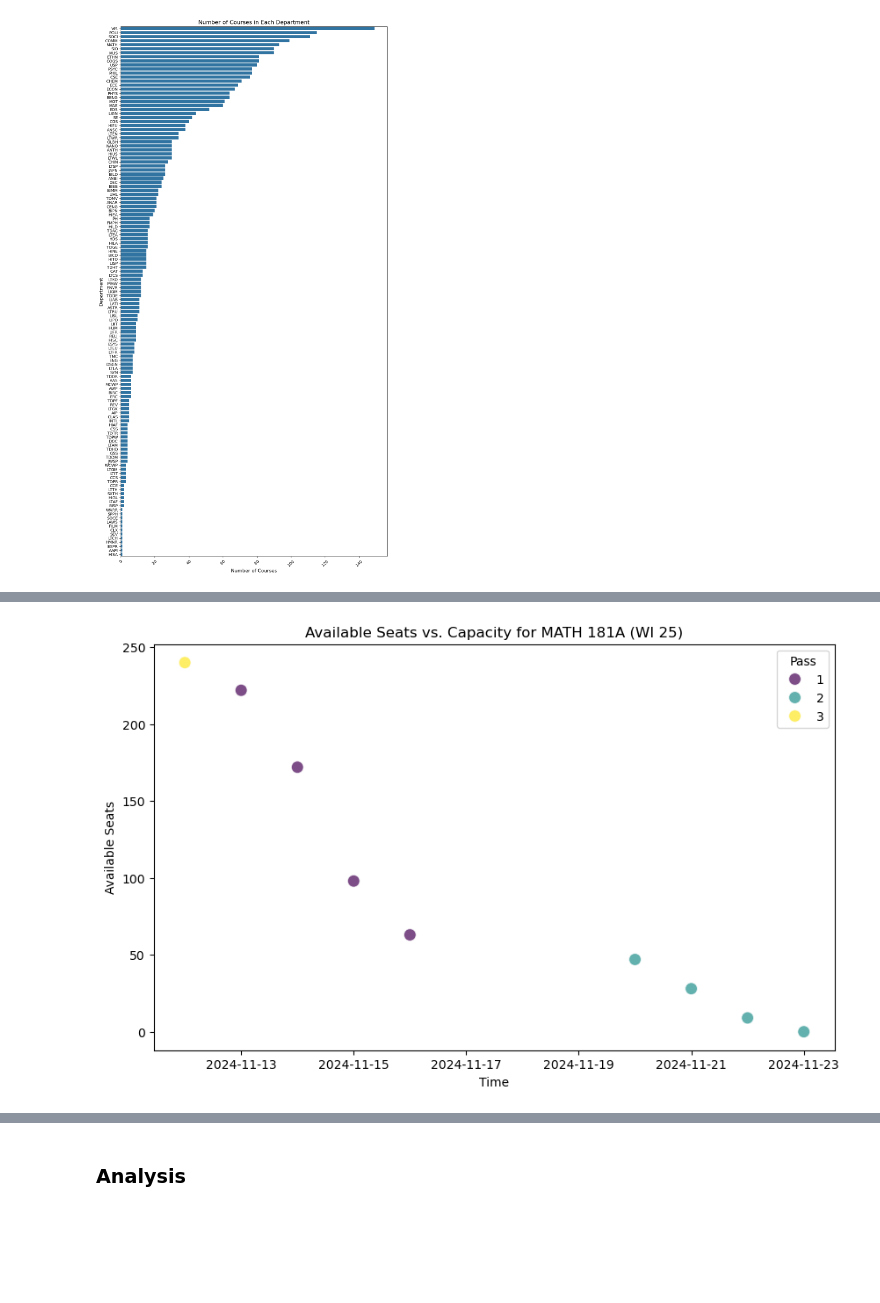
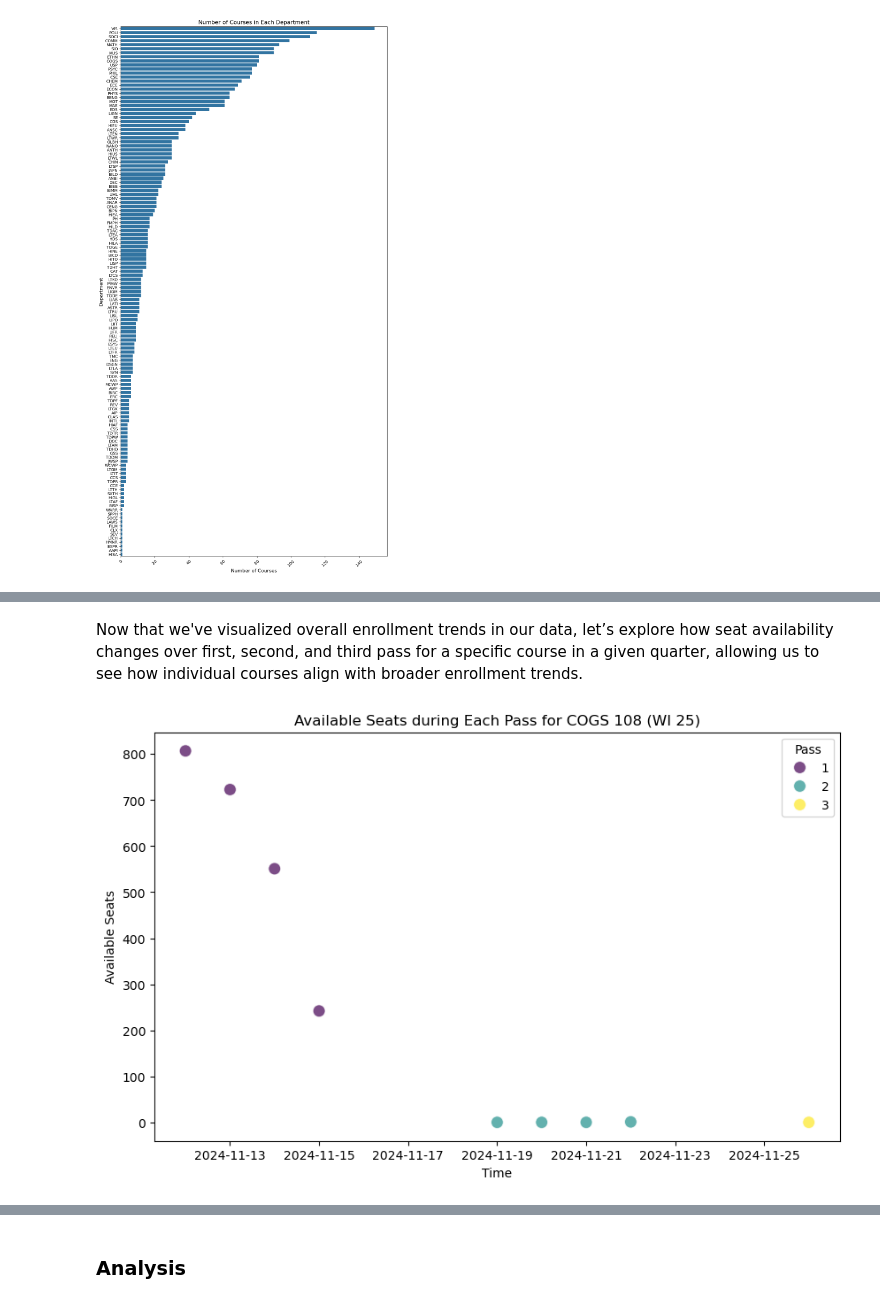
Before and after one commit to agovindu21/UCSD-EnrollAI, a Jupyter notebook: FinalProject_Group087_WI25.ipynb, the cells around one changed output, grey strips where cells are left out. Drawn from its saved outputs; the diff is of its cells as text; code cells hidden in the pictures; blank space fills up the shorter version.

```diff
--- a/FinalProject_Group087_WI25.ipynb
+++ b/FinalProject_Group087_WI25.ipynb
@@ -519,7 +519,7 @@ def registration_priority(date, quarter):
     priority = 0
 
     # first week of registration is first pass
-    if 1 <= days and days < 7:
+    if 0 <= days and days < 7:
         pass_num = 1
         if days == 1:
             priority = 1    # first day of each pass is senior enrollment (1)
@@ -531,7 +531,7 @@ def registration_priority(date, quarter):
             priority = 4    # fresh (4)
 
     # second week is second pass
-    elif 8 <= days and days < 14:
+    elif 7 <= days and days < 14:
         pass_num = 2
         if days == 8:
             priority = 1
@@ -543,7 +543,7 @@ def registration_priority(date, quarter):
             priority = 4
 
     # afterwards, registration is open to all (5)
-    else:
+    elif days >= 14:
         # these values are just placeholders to represent that anybody can enroll
         pass_num = 3
         priority = 5
@@ -999,21 +1041,20 @@ The cell below allows you to explore the trend in the number of available seats
+# %% [markdown]
+Now that we've visualized overall enrollment trends in our data, let’s explore how seat availability changes over first, second, and third pass for a specific course in a given quarter, allowing us to see how individual courses align with broader enrollment trends.
 # %%
-course_name = "MATH 181A"  # Change to the course you want
+course_name = "COGS 108"  # Change to the course you want
 quarter_name = "WI 25"  # Change to the quarter you want
 
-# Filter the dataframe for the specific course and quarter
 df_filtered = df[(df["course"] == course_name) & (df["quarter"] == quarter_name)]
 
-# Create scatter plot
 plt.figure(figsize=(10, 6))
 sns.scatterplot(data=df_filtered, x="time", y="available", hue="pass", palette="viridis", s=100, alpha=0.7)
 
-# Labels and title
 plt.xlabel("Time")
 plt.ylabel("Available Seats")
-plt.title(f"Available Seats vs. Capacity for {course_name} ({quarter_name})")
-plt.legend(title="Pass")  # Legend for first-pass vs. second-pass
+plt.title(f"Available Seats during Each Pass for {course_name} ({quarter_name})")
+plt.legend(title="Pass")
 
 # Show the plot
 plt.show()
 # %% [output]
-[figure, old version]
+[figure, new version]
```
Also changed, not shown: parts of 39 cells of this notebook.
